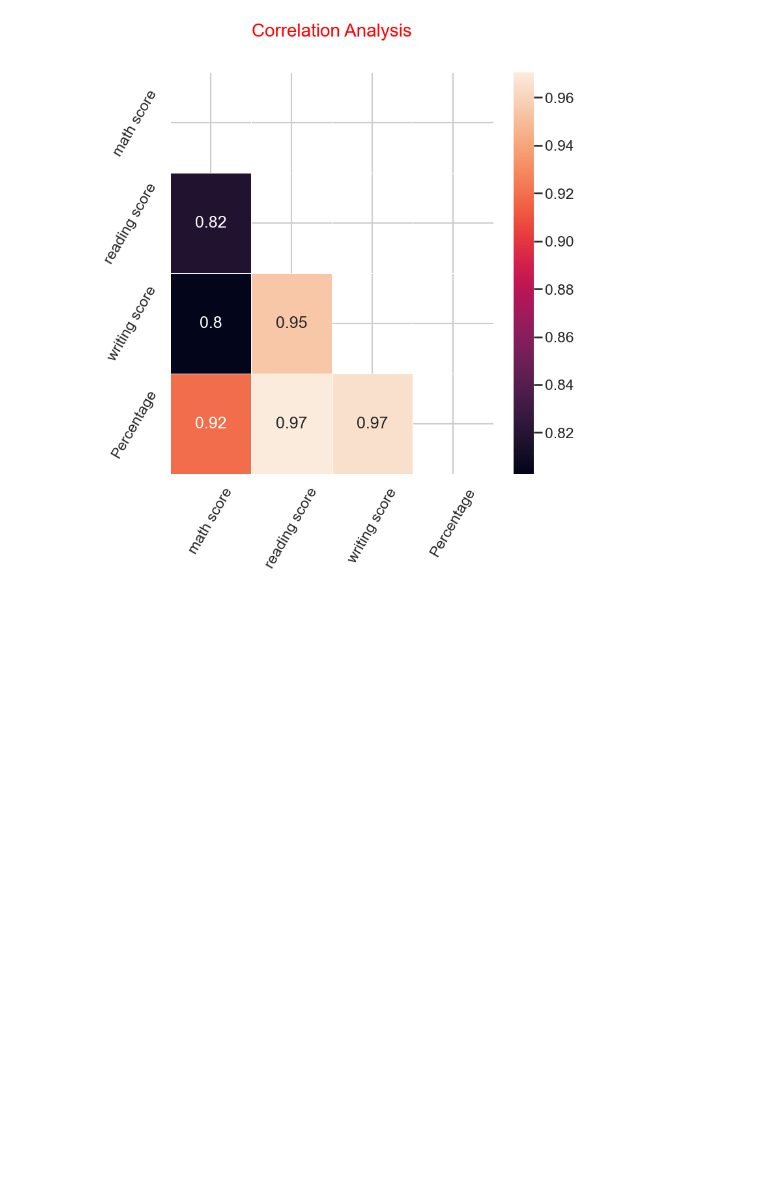
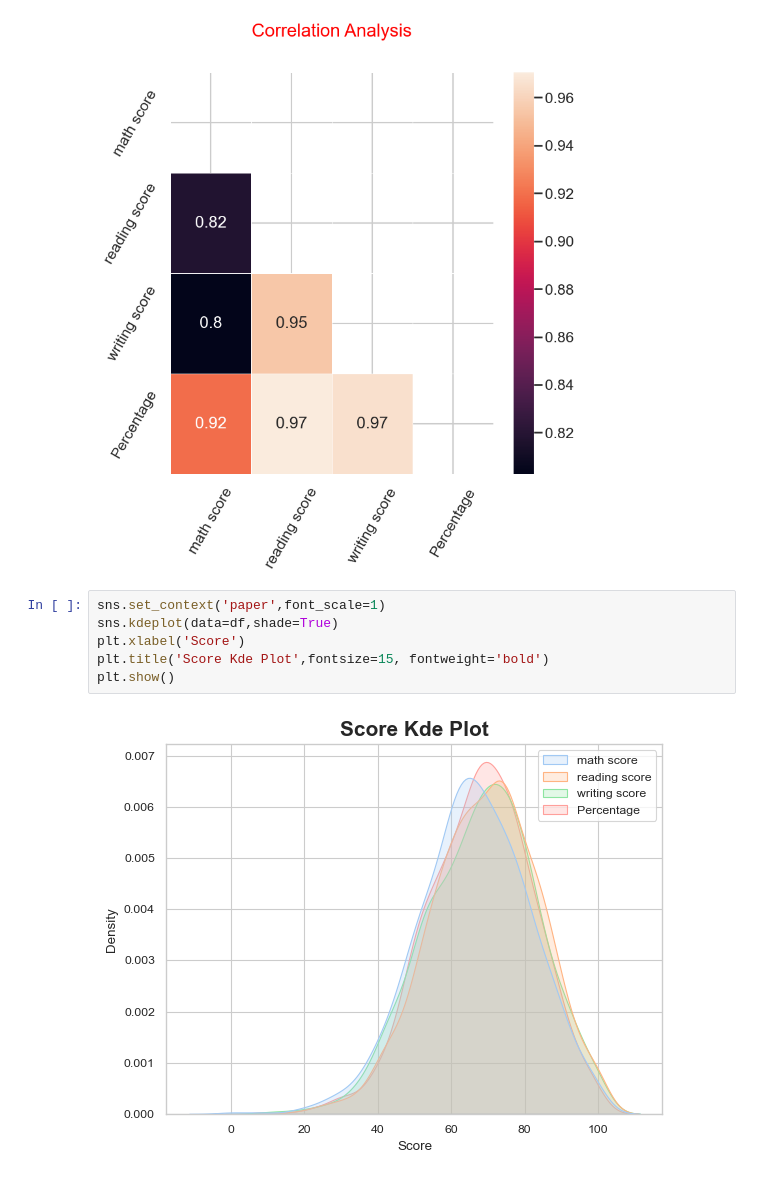
Before and after one commit to beto321/ac_performance1, a Jupyter notebook: analysis.ipynb, the cells around one changed output. Drawn from its saved outputs; the diff is of its cells as text; blank space fills up the shorter version.

Commit message:
visualizations

```diff
--- a/analysis.ipynb
+++ b/analysis.ipynb
@@ -190,3 +190,11 @@ plt.yticks(rotation=60)
 plt.show()
 # %% [output]
 [figure]
+# %%
+sns.set_context('paper',font_scale=1)
+sns.kdeplot(data=df,shade=True)
+plt.xlabel('Score')
+plt.title('Score Kde Plot',fontsize=15, fontweight='bold')
+plt.show()
+# %% [output]
+[figure, added]
```
Also changed, not shown: parts of 34 cells of this notebook.
